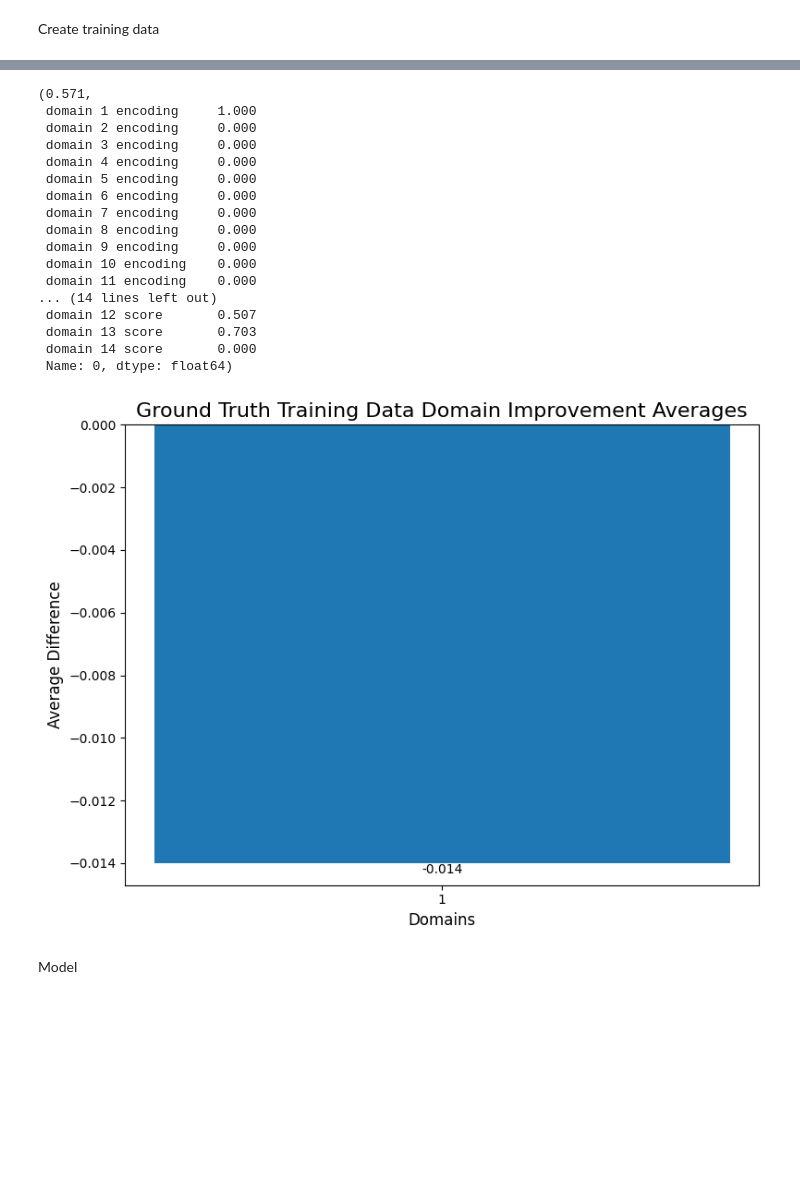
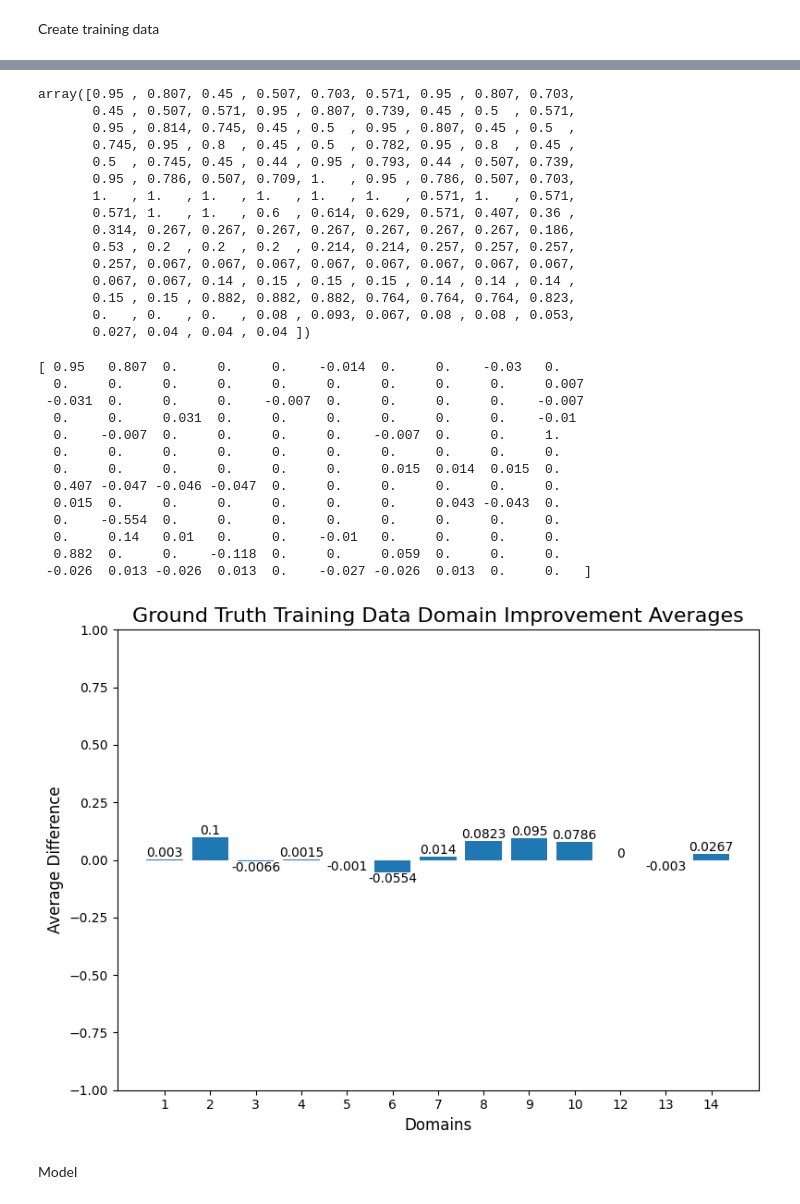
Before and after one commit to twchen88/ct_research, a Jupyter notebook: one_domain_next_step.ipynb, the cells around one changed output, grey strips where cells are left out. Saved outputs shown, nothing was run; the diff lists cells and outputs as text; code cells hidden in the pictures; blank space fills up the shorter version.

Commit message:
single domain single score update

```diff
--- a/one_domain_next_step.ipynb
+++ b/one_domain_next_step.ipynb
@@ -157,6 +158,8 @@ def filter_nonzero_rows(df, max_zeros, column_names=["domain %d score" %i for i
     # Filter rows with at most max_zeros number of zeros
     non_zero_rows = df[zeros_count <= max_zeros]
     return non_zero_rows
+# %%
+model_data = data
 # %%
 model_data.shape
 # %% [output]
@@ -165,8 +168,8 @@ model_data.shape
 # train_data, test_data = train_test_split(model_data, test_size=0.25)
 
 ## one sample for train, only to see if it learns that one example
-train_data = model_data.iloc[0].copy()
-test_data = model_data.iloc[0].copy()
+train_data = model_data.copy()
+test_data = model_data.copy()
 # %%
 def generate_random_array(rows, cols, N):
     if N > cols:
@@ -205,5 +208,8 @@ target_columns = ["domain %d target" %i for i in range(1, 15)]
 repeat_columns = ["repeat"]
 # %%
 # train_data, target = generate_differently_masked_data(train_data, dupe_n=14)
-target = train_data[target_columns].copy().to_numpy()[target_domain - 1]
+target = np.sum(train_data[target_columns].copy().to_numpy() * train_data[encoding_columns].copy().to_numpy(), axis=1)
 train_data = train_data[encoding_columns + score_columns].copy()
+# %%
+gt = np.sum(train_data[score_columns].to_numpy() * train_data[encoding_columns].copy().to_numpy(), axis=1)
+domain_arr = np.argmax(train_data[encoding_columns].copy().to_numpy(), axis=1)
@@ -210,49 +234,66 @@ train_data = train_data[encoding_columns + score_columns].copy()
 # %%
-target , train_data
+target
 # %% [output]
-(0.571,
- domain 1 encoding     1.000
- domain 2 encoding     0.000
- domain 3 encoding     0.000
- domain 4 encoding     0.000
- domain 5 encoding     0.000
- domain 6 encoding     0.000
- domain 7 encoding     0.000
- domain 8 encoding     0.000
- domain 9 encoding     0.000
- domain 10 encoding    0.000
- domain 11 encoding    0.000
-... (14 lines left out)
- domain 12 score       0.507
- domain 13 score       0.703
- domain 14 score       0.000
- Name: 0, dtype: float64)
+array([0.95 , 0.807, 0.45 , 0.507, 0.703, 0.571, 0.95 , 0.807, 0.703,
+       0.45 , 0.507, 0.571, 0.95 , 0.807, 0.739, 0.45 , 0.5  , 0.571,
+       0.95 , 0.814, 0.745, 0.45 , 0.5  , 0.95 , 0.807, 0.45 , 0.5  ,
+       0.745, 0.95 , 0.8  , 0.45 , 0.5  , 0.782, 0.95 , 0.8  , 0.45 ,
+       0.5  , 0.745, 0.45 , 0.44 , 0.95 , 0.793, 0.44 , 0.507, 0.739,
+       0.95 , 0.786, 0.507, 0.709, 1.   , 0.95 , 0.786, 0.507, 0.703,
+       1.   , 1.   , 1.   , 1.   , 1.   , 1.   , 0.571, 1.   , 0.571,
+       0.571, 1.   , 1.   , 0.6  , 0.614, 0.629, 0.571, 0.407, 0.36 ,
+       0.314, 0.267, 0.267, 0.267, 0.267, 0.267, 0.267, 0.267, 0.186,
+       0.53 , 0.2  , 0.2  , 0.2  , 0.214, 0.214, 0.257, 0.257, 0.257,
+       0.257, 0.067, 0.067, 0.067, 0.067, 0.067, 0.067, 0.067, 0.067,
+       0.067, 0.067, 0.14 , 0.15 , 0.15 , 0.15 , 0.14 , 0.14 , 0.14 ,
+       0.15 , 0.15 , 0.882, 0.882, 0.882, 0.764, 0.764, 0.764, 0.823,
+       0.   , 0.   , 0.   , 0.08 , 0.093, 0.067, 0.08 , 0.08 , 0.053,
+       0.027, 0.04 , 0.04 , 0.04 ])
 # %%
 ## ground truth
-diff = target - train_data[score_columns].to_numpy()[target_domain - 1]
+diff = target - gt
+print(diff)
 
 
-# Calculate column-wise averages
-column_averages = np.sum(diff, axis=0) / np.sum(train_data[encoding_columns].to_numpy(), axis=0)
+# Find unique domains and their indices
+unique_domains, inverse_indices = np.unique(domain_arr, return_inverse=True)
+
+# Compute the average difference for each domain
+average_differences = np.array([diff[inverse_indices == i].mean() for i in range(len(unique_domains))])
 
 # Plot the bar chart
 fig, ax = plt.subplots(figsize=(8, 6))  # Create the figure and axes
-# bars = ax.bar(range(len(column_averages)), column_averages, tick_label=[f"{i+1}" for i in range(len(column_averages))])
-bars = ax.bar(range(1), column_averages, tick_label=[str(target_domain)])
+bars = ax.bar(range(len(average_differences)), average_differences, tick_label=[f"{i+1}" for i in unique_domains])
 
 
 # Add values to the bars
 ax.bar_label(bars, label_type='edge')
+
+# Set the y-axis range
+ax.set_ylim(-1, 1)
 
 
 # Add labels and title
 plt.xlabel("Domains", fontsize=12)
 plt.ylabel("Average Difference", fontsize=12)
 plt.title("Ground Truth Training Data Domain Improvement Averages", fontsize=16)
 plt.tight_layout()
 
 # Show the plot
 plt.show()
 # %% [output]
+[ 0.95   0.807  0.     0.     0.    -0.014  0.     0.    -0.03   0.
+  0.     0.     0.     0.     0.     0.     0.     0.     0.     0.007
+ -0.031  0.     0.     0.    -0.007  0.     0.     0.     0.    -0.007
+  0.     0.     0.031  0.     0.     0.     0.     0.     0.    -0.01
+  0.    -0.007  0.     0.     0.     0.    -0.007  0.     0.     1.
+  0.     0.     0.     0.     0.     0.     0.     0.     0.     0.
+  0.     0.     0.     0.     0.     0.     0.015  0.014  0.015  0.
+  0.407 -0.047 -0.046 -0.047  0.     0.     0.     0.     0.     0.
+  0.015  0.     0.     0.     0.     0.     0.     0.043 -0.043  0.
+  0.    -0.554  0.     0.     0.     0.     0.     0.     0.     0.
+  0.     0.14   0.01   0.     0.    -0.01   0.     0.     0.     0.
+  0.882  0.     0.    -0.118  0.     0.     0.059  0.     0.     0.
+ -0.026  0.013 -0.026  0.013  0.    -0.027 -0.026  0.013  0.     0.   ]
-[figure, old version]
+[figure, new version]
 # %%
```
Also changed, not shown: parts of 23 cells of this notebook.
